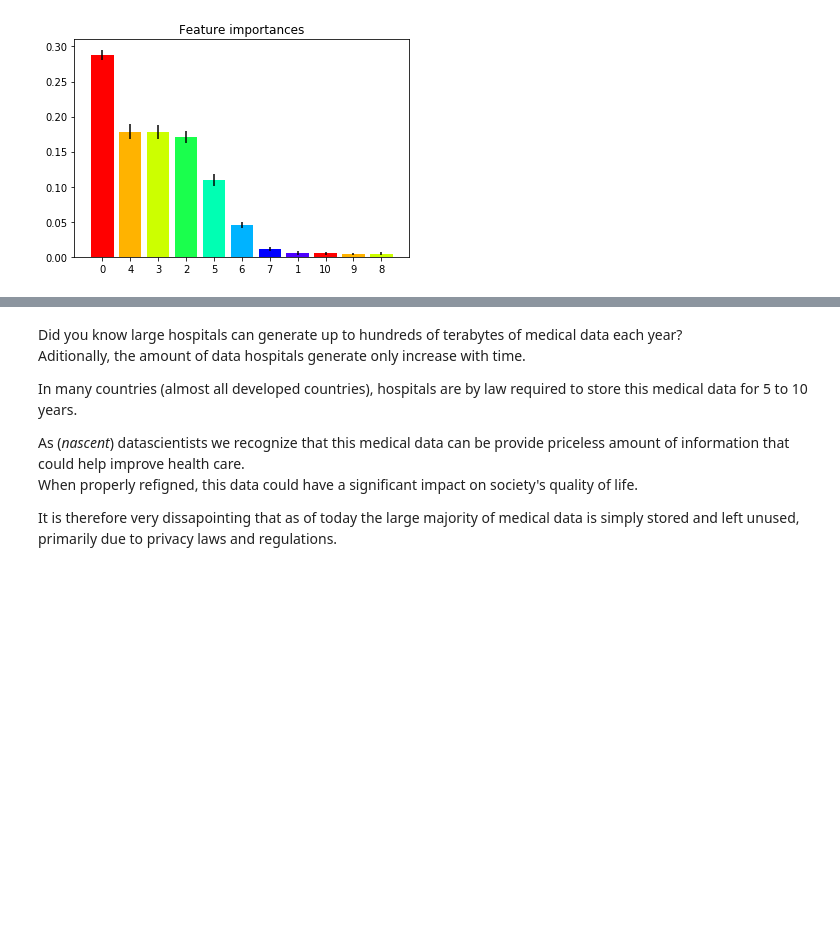
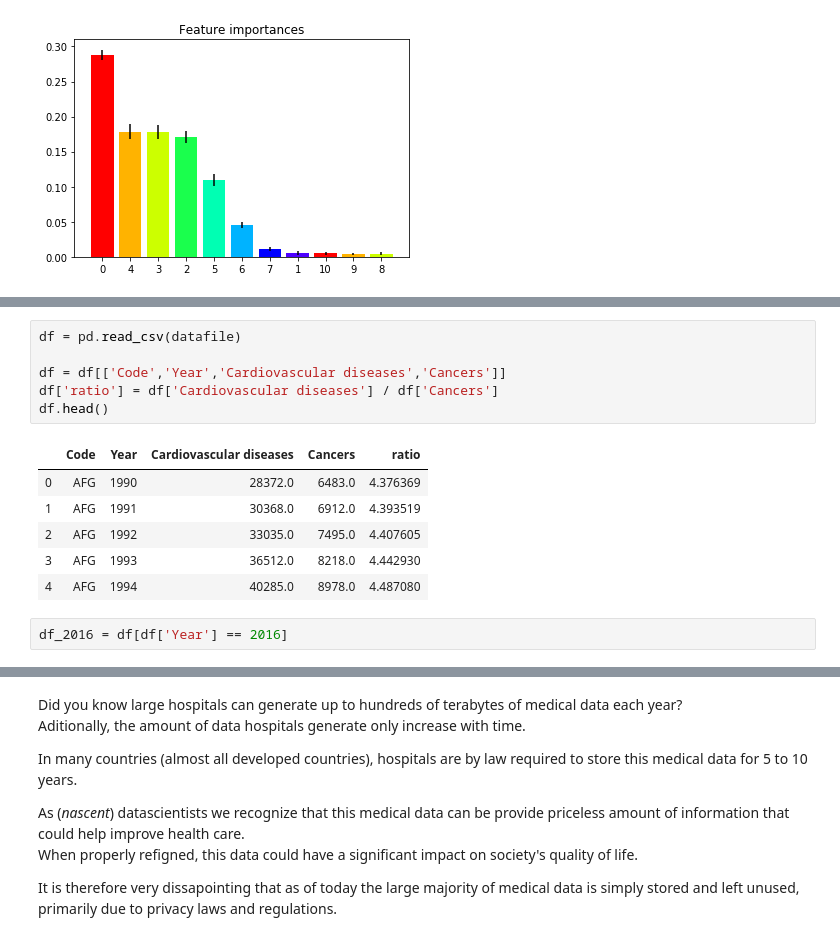
Before and after one commit to itsyaboii1337/Data_Science_Alliance, a Jupyter notebook: Analysing_Medical_Data.ipynb, the cells around one changed output, grey strips where cells are left out. Cells and saved outputs as stored; diff of their text form; blank space fills up the shorter version.

```diff
--- a/Analysing_Medical_Data.ipynb
+++ b/Analysing_Medical_Data.ipynb
@@ -236,0 +255,15 @@ Feature ranking:
+# %%
+df = pd.read_csv(datafile)
+
+df = df[['Code','Year','Cardiovascular diseases','Cancers']]
+df['ratio'] = df['Cardiovascular diseases'] / df['Cancers']
+df.head()
+# %% [output]
+|  | Code | Year | Cardiovascular diseases | Cancers | ratio |
+| 0 | AFG | 1990 | 28372.0 | 6483.0 | 4.376369 |
+| 1 | AFG | 1991 | 30368.0 | 6912.0 | 4.393519 |
+| 2 | AFG | 1992 | 33035.0 | 7495.0 | 4.407605 |
+| 3 | AFG | 1993 | 36512.0 | 8218.0 | 4.442930 |
+| 4 | AFG | 1994 | 40285.0 | 8978.0 | 4.487080 |
+# %%
+df_2016 = df[df['Year'] == 2016]
```
Also changed, not shown: parts of 5 cells of this notebook.
